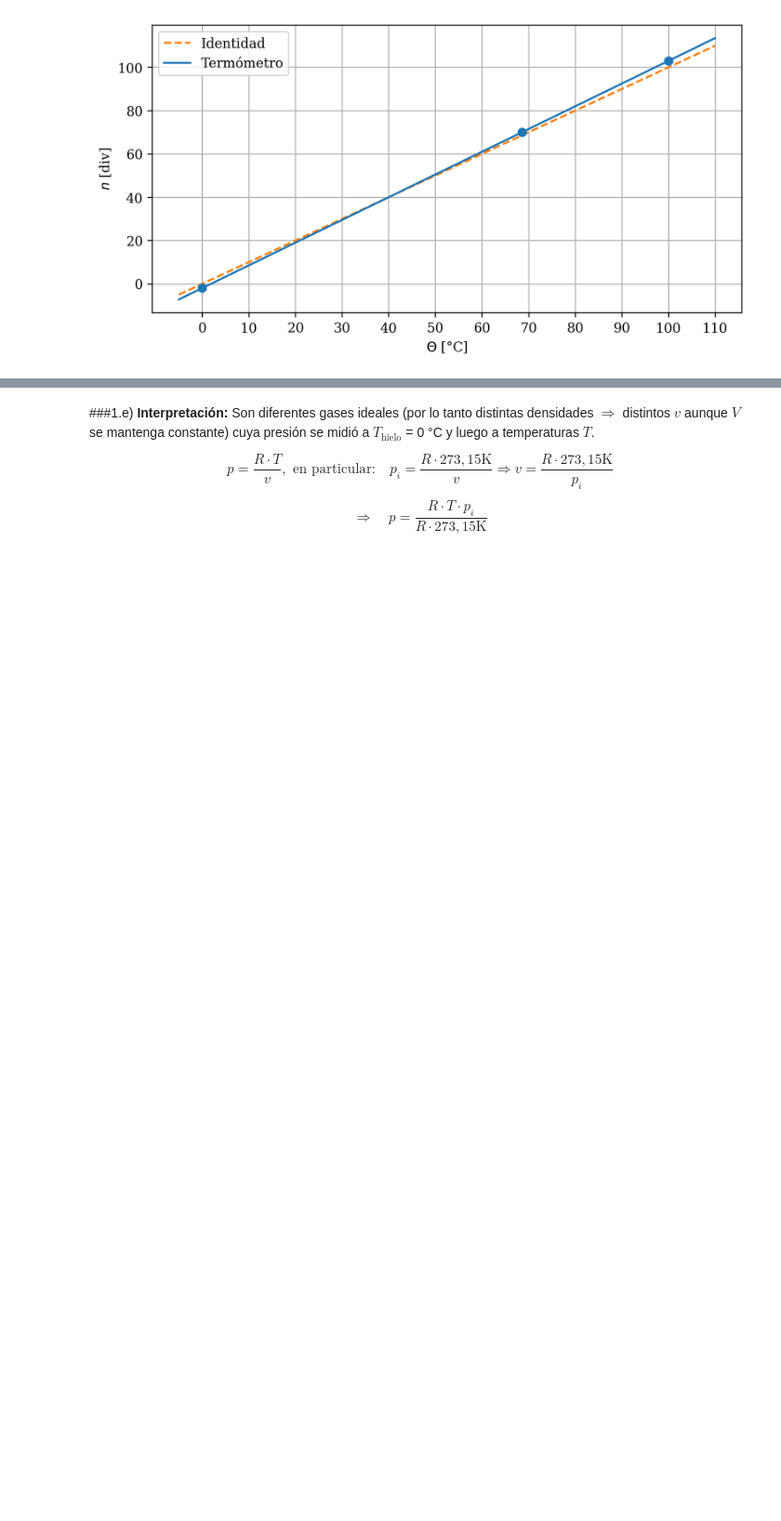
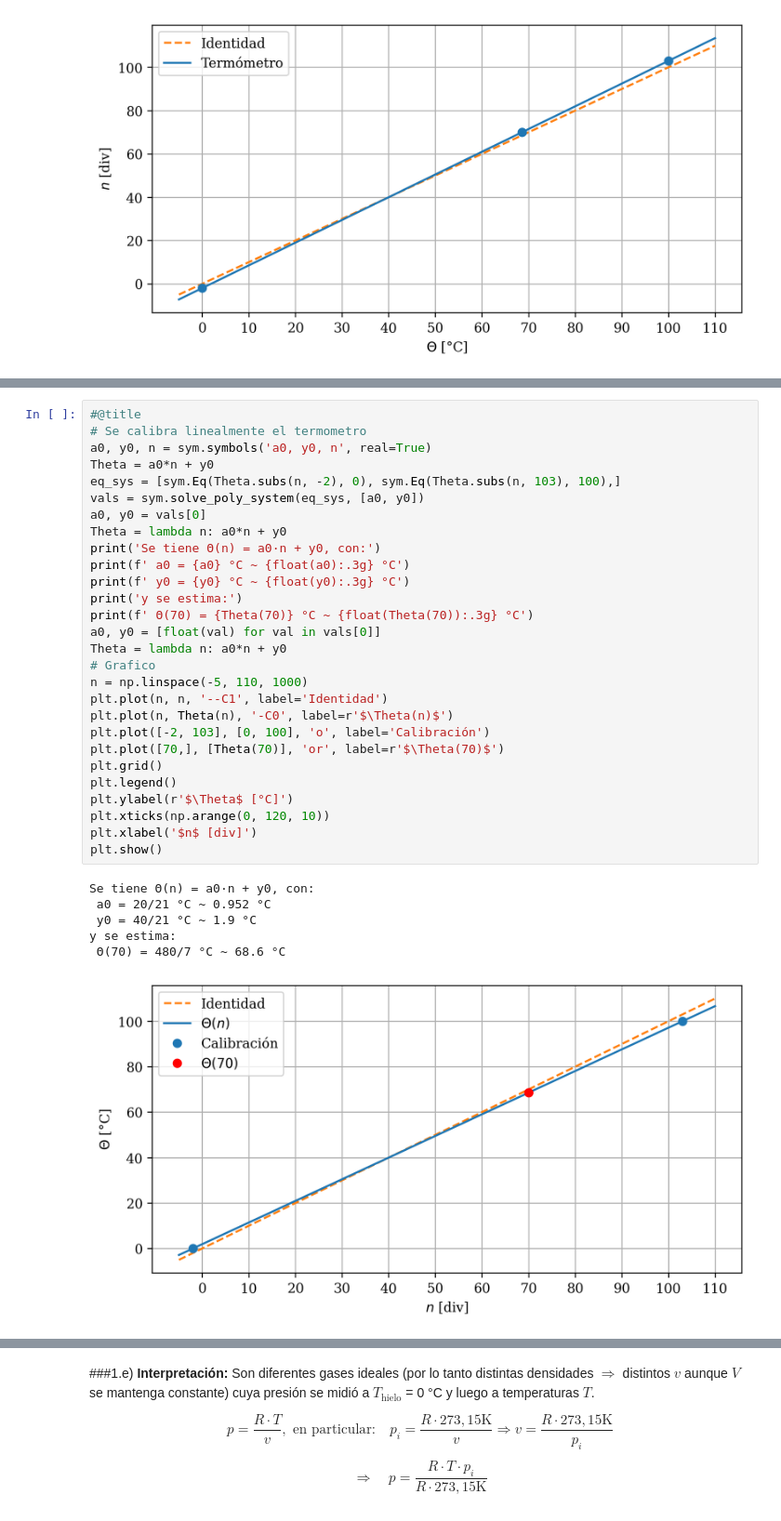
Before and after one commit to agustinbrusco/Fisica-4, a Jupyter notebook: Bloc_de_Notas_Física_4.ipynb, the cells around one changed output, grey strips where cells are left out. Shown at 93% size. Saved outputs shown, nothing was run; the diff lists cells and outputs as text; blank space fills up the shorter version.

```diff
--- a/Bloc_de_Notas_Física_4.ipynb
+++ b/Bloc_de_Notas_Física_4.ipynb
@@ -262,3 +281,38 @@ plt.show()
+# %%
+#@title
+# Se calibra linealmente el termometro
+a0, y0, n = sym.symbols('a0, y0, n', real=True)
+Theta = a0*n + y0
+eq_sys = [sym.Eq(Theta.subs(n, -2), 0), sym.Eq(Theta.subs(n, 103), 100),]
+vals = sym.solve_poly_system(eq_sys, [a0, y0])
+a0, y0 = vals[0]
+Theta = lambda n: a0*n + y0
+print('Se tiene Θ(n) = a0·n + y0, con:')
+print(f' a0 = {a0} °C ~ {float(a0):.3g} °C')
+print(f' y0 = {y0} °C ~ {float(y0):.3g} °C')
+print('y se estima:')
+print(f' Θ(70) = {Theta(70)} °C ~ {float(Theta(70)):.3g} °C')
+a0, y0 = [float(val) for val in vals[0]]
+Theta = lambda n: a0*n + y0
+# Grafico
+n = np.linspace(-5, 110, 1000)
+plt.plot(n, n, '--C1', label='Identidad')
+plt.plot(n, Theta(n), '-C0', label=r'$\Theta(n)$')
+plt.plot([-2, 103], [0, 100], 'o', label='Calibración')
+plt.plot([70,], [Theta(70)], 'or', label=r'$\Theta(70)$')
+plt.grid()
+plt.legend()
+plt.ylabel(r'$\Theta$ [°C]')
+plt.xticks(np.arange(0, 120, 10))
+plt.xlabel('$n$ [div]')
+plt.show()
+# %% [output]
+Se tiene Θ(n) = a0·n + y0, con:
+ a0 = 20/21 °C ~ 0.952 °C
+ y0 = 40/21 °C ~ 1.9 °C
+y se estima:
+ Θ(70) = 480/7 °C ~ 68.6 °C
+[figure, added]
 # %% [markdown]
 ### 1.d)
 ![Gráfico 1.d](https://github.com/agustinbrusco/Fisica-4/blob/main/Figs/Gu%C3%ADa%2002%20Gr%C3%A1fico%201d.png?raw=true)
```
Also changed, not shown: parts of 6 cells of this notebook.
